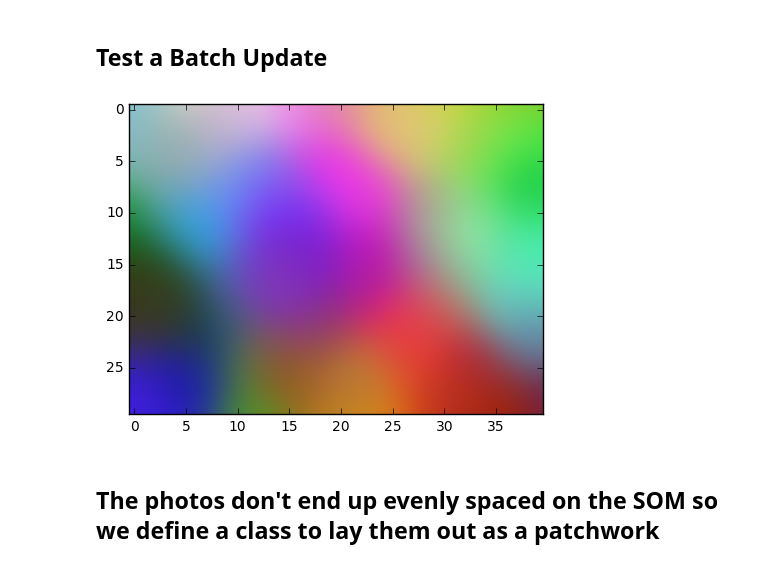
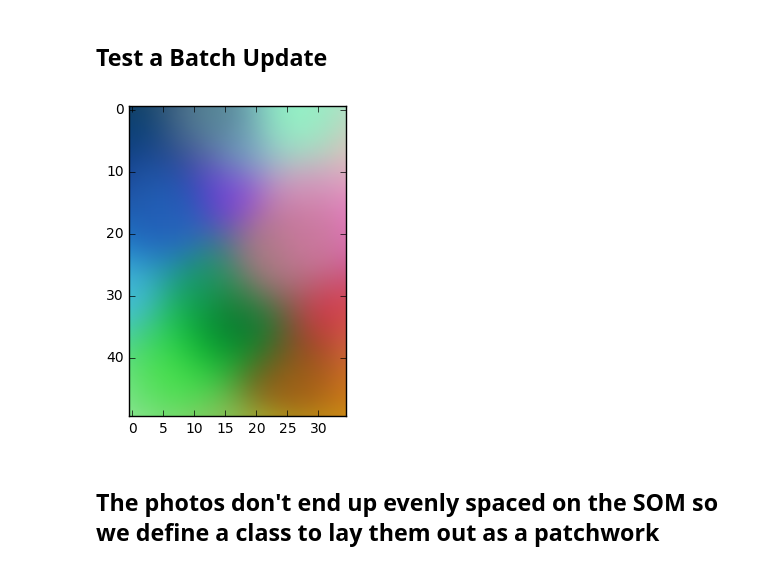
Before and after one commit to tomstewart89/SelfOrganisingCollage, a Jupyter notebook: SelfOrganisingWeddingInvite.ipynb, the cells around one changed output. Cells and saved outputs as stored; diff of their text form; code cells hidden in the pictures.

```diff
--- a/SelfOrganisingWeddingInvite.ipynb
+++ b/SelfOrganisingWeddingInvite.ipynb
@@ -95,17 +96,17 @@ plt.show()
 # %% [markdown]
 ## Test a Batch Update
 # %%
-som = SelfOrganisingMap(30,40,3,10,5)
+som = SelfOrganisingMap(50,35,3,30,10)
 
 batch = [np.random.rand(3) for _ in range(400)]
 
 for x in batch:
     som.update(x)
 
 plt.imshow(som.grid)
 plt.show()
 # %% [output]
-[figure, old version]
+[figure, new version]
 # %% [markdown]
 ## The photos don't end up evenly spaced on the SOM so we define a class to lay them out as a patchwork
 # %%
```
Also changed, not shown: parts of 13 cells of this notebook.
